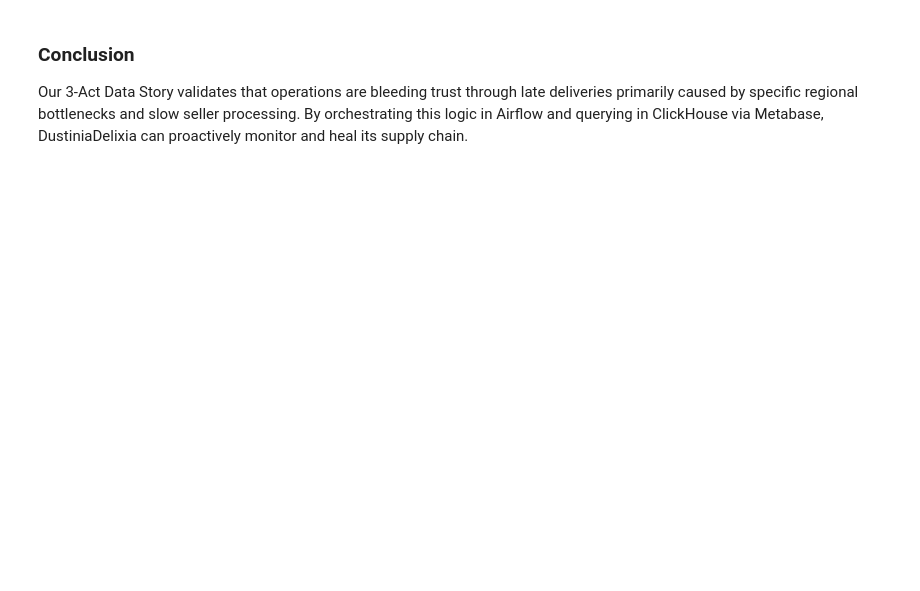
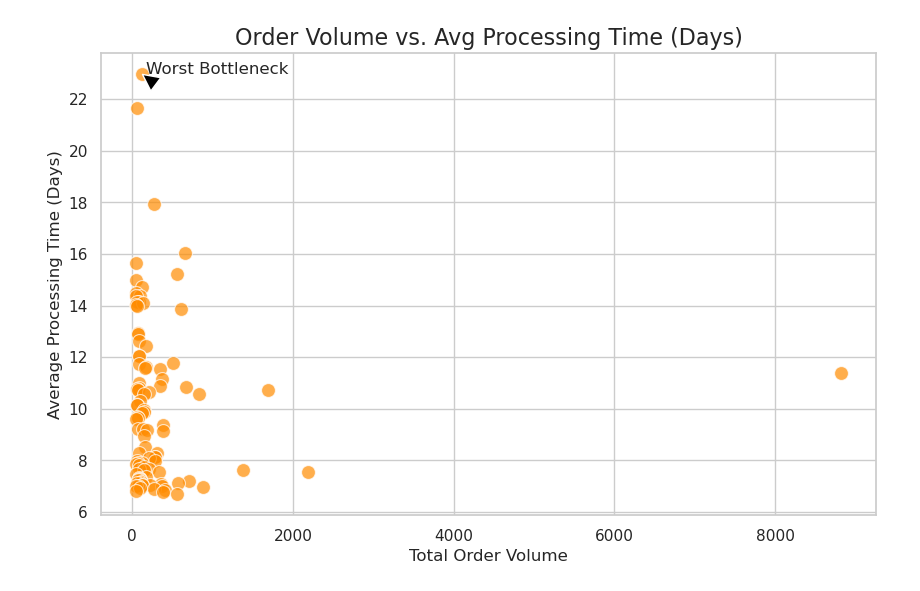
Before and after one commit to irfansandyy/final-project-mci-operational, a Jupyter notebook: notebooks/EDA.ipynb, the cells around one changed output. Saved outputs shown, nothing was run; the diff lists cells and outputs as text; code cells hidden in the pictures; blank space fills up the shorter version.

```diff
--- a/notebooks/EDA.ipynb
+++ b/notebooks/EDA.ipynb
@@ -179,3 +109,30 @@ except Exception as e:
-# %% [markdown]
-### Conclusion
-Our 3-Act Data Story validates that operations are bleeding trust through late deliveries primarily caused by specific regional bottlenecks and slow seller processing. By orchestrating this logic in Airflow and querying in ClickHouse via Metabase, DustiniaDelixia can proactively monitor and heal its supply chain.
+# %%
+query_sellers = """
+    SELECT
+        s.seller_id,
+        COUNT(f.order_id) as order_volume,
+        AVG(f.seller_processing_days) as avg_processing_time
+    FROM fact_deliveries f
+    JOIN dim_sellers s ON f.seller_id = s.seller_id
+    WHERE f.seller_processing_days IS NOT NULL AND f.seller_processing_days > 0
+    GROUP BY s.seller_id
+    HAVING order_volume > 50
+    ORDER BY avg_processing_time DESC
+    LIMIT 100
+"""
+df_sellers = client.query_df(query_sellers)
+
+plt.figure(figsize=(10, 6))
+sns.scatterplot(x='order_volume', y='avg_processing_time', data=df_sellers, color='darkorange', alpha=0.7, s=100)
+plt.title("Order Volume vs. Avg Processing Time (Days)")
+plt.xlabel("Total Order Volume")
+plt.ylabel("Average Processing Time (Days)")
+
+worst_seller = df_sellers.iloc[0]
+plt.annotate('Worst Bottleneck',
+             xy=(worst_seller['order_volume'], worst_seller['avg_processing_time']),\
+             xytext=(worst_seller['order_volume'] + 50, worst_seller['avg_processing_time']),\
+             arrowprops=dict(facecolor='black', shrink=0.05))
+plt.show()
+# %% [output]
+[figure, added]
```
Also changed, not shown: parts of 24 cells of this notebook, 10 other files.
